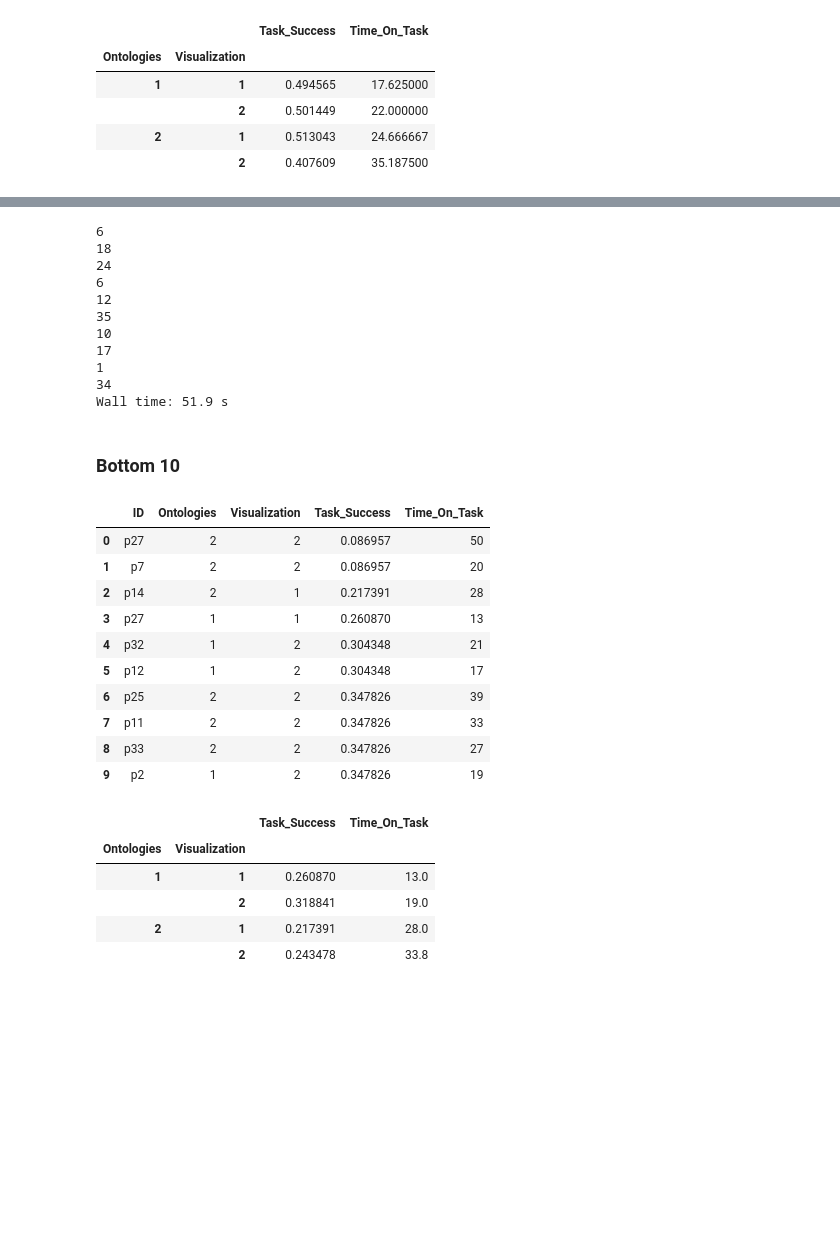
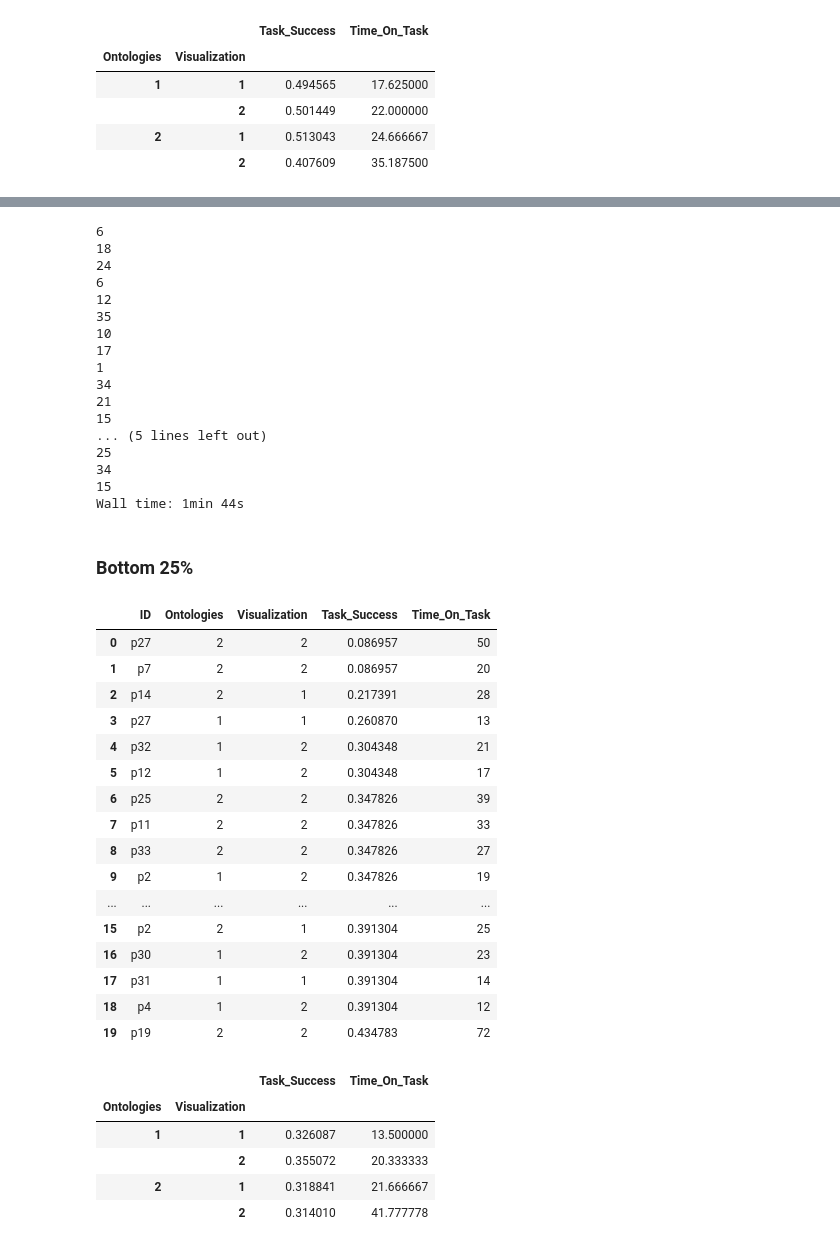
Before and after one commit to isaac-co/eyegaze-visualization, a Jupyter notebook: eyegaze-metrics.ipynb, the cells around one changed output, grey strips where cells are left out. Saved outputs shown, nothing was run; the diff lists cells and outputs as text; code cells hidden in the pictures; blank space fills up the shorter version.

```diff
--- a/eyegaze-metrics.ipynb
+++ b/eyegaze-metrics.ipynb
@@ -470,3 +496,6 @@ add_data.head()
 # %% [markdown]
 ### Overview
+# %%
+# Divided by quantiles bottom 25% and top 25% value should be 19
+top_bot_n = 20
 # %%
@@ -510,6 +567,6 @@ top10.groupby(by=['Ontologies','Visualization']).mean()
 # %%
 %%time
-top10 = top10.apply(get_metrics_df, axis=1)
+top = top.apply(get_metrics_df, axis=1)
 # %% [output]
 6
 18
@@ -521,5 +578,11 @@ top10 = top10.apply(get_metrics_df, axis=1)
 17
 1
 34
-Wall time: 51.9 s
+21
+15
+... (5 lines left out)
+25
+34
+15
+Wall time: 1min 44s
 # %%
@@ -527,29 +590,35 @@ top10.to_csv('datasets/top10.csv', sep=',')
 # %% [markdown]
-### Bottom 10
+### Bottom 25%
 # %%
-bottom10 = add_data.copy()
-bottom10.sort_values(by=['Task_Success','Time_On_Task'], ascending=[True,False], inplace=True)
-bottom10.reset_index(drop=True, inplace=True)
-bottom10 = bottom10.head(10)
-bottom10
+bottom = add_data.copy()
+bottom.sort_values(by=['Task_Success','Time_On_Task'], ascending=[True,False], inplace=True)
+bottom.reset_index(drop=True, inplace=True)
+bottom = bottom.head(top_bot_n)
+bottom
 # %% [output]
 |  | ID | Ontologies | Visualization | Task_Success | Time_On_Task |
 | 0 | p27 | 2 | 2 | 0.086957 | 50 |
 | 1 | p7 | 2 | 2 | 0.086957 | 20 |
 | 2 | p14 | 2 | 1 | 0.217391 | 28 |
 | 3 | p27 | 1 | 1 | 0.260870 | 13 |
 | 4 | p32 | 1 | 2 | 0.304348 | 21 |
 | 5 | p12 | 1 | 2 | 0.304348 | 17 |
 | 6 | p25 | 2 | 2 | 0.347826 | 39 |
 | 7 | p11 | 2 | 2 | 0.347826 | 33 |
 | 8 | p33 | 2 | 2 | 0.347826 | 27 |
 | 9 | p2 | 1 | 2 | 0.347826 | 19 |
+| ... | ... | ... | ... | ... | ... |
+| 15 | p2 | 2 | 1 | 0.391304 | 25 |
+| 16 | p30 | 1 | 2 | 0.391304 | 23 |
+| 17 | p31 | 1 | 1 | 0.391304 | 14 |
+| 18 | p4 | 1 | 2 | 0.391304 | 12 |
+| 19 | p19 | 2 | 2 | 0.434783 | 72 |
 # %%
-bottom10.groupby(by=['Ontologies','Visualization']).mean()
+bottom[['Ontologies','Visualization','Task_Success','Time_On_Task']].groupby(by=['Ontologies','Visualization']).mean(numeric_only=True)
 # %% [output]
 |  |  | Task_Success | Time_On_Task |
 | Ontologies | Visualization |  |  |
-| 1 | 1 | 0.260870 | 13.0 |
-|  | 2 | 0.318841 | 19.0 |
-| 2 | 1 | 0.217391 | 28.0 |
-|  | 2 | 0.243478 | 33.8 |
+| 1 | 1 | 0.326087 | 13.500000 |
+|  | 2 | 0.355072 | 20.333333 |
+| 2 | 1 | 0.318841 | 21.666667 |
+|  | 2 | 0.314010 | 41.777778 |
```
Also changed, not shown: parts of 55 cells of this notebook, 4 other files.
